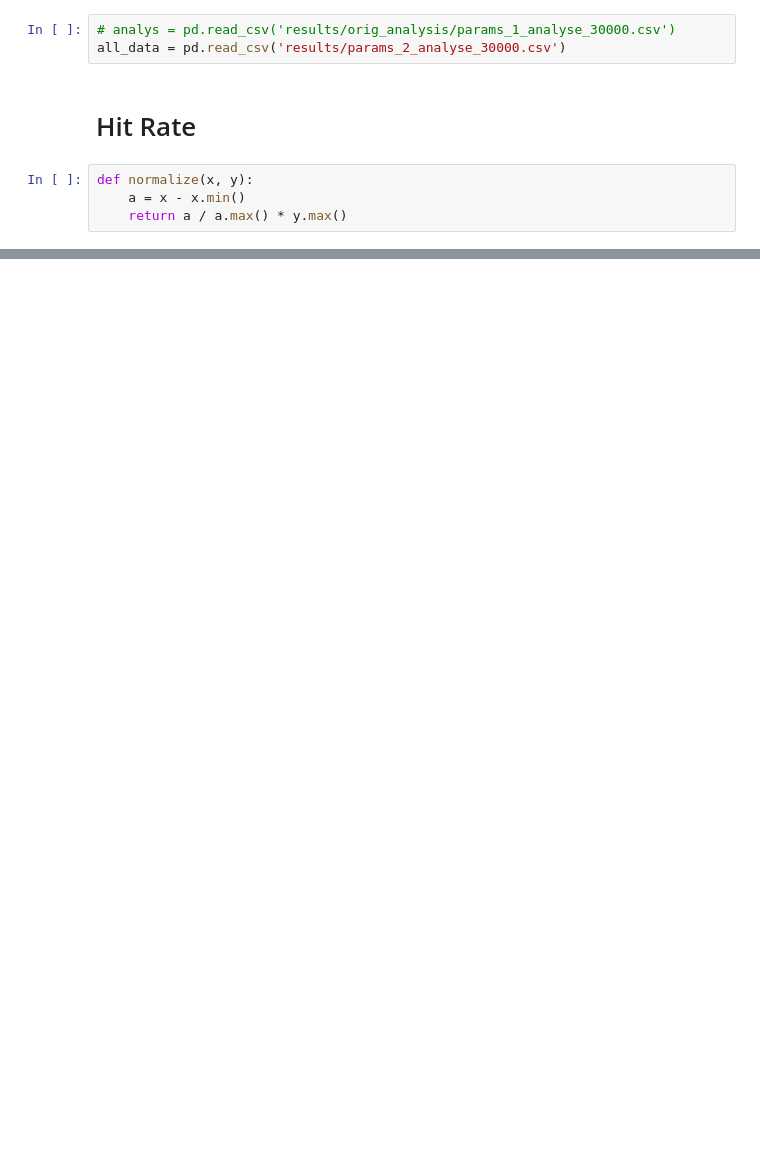
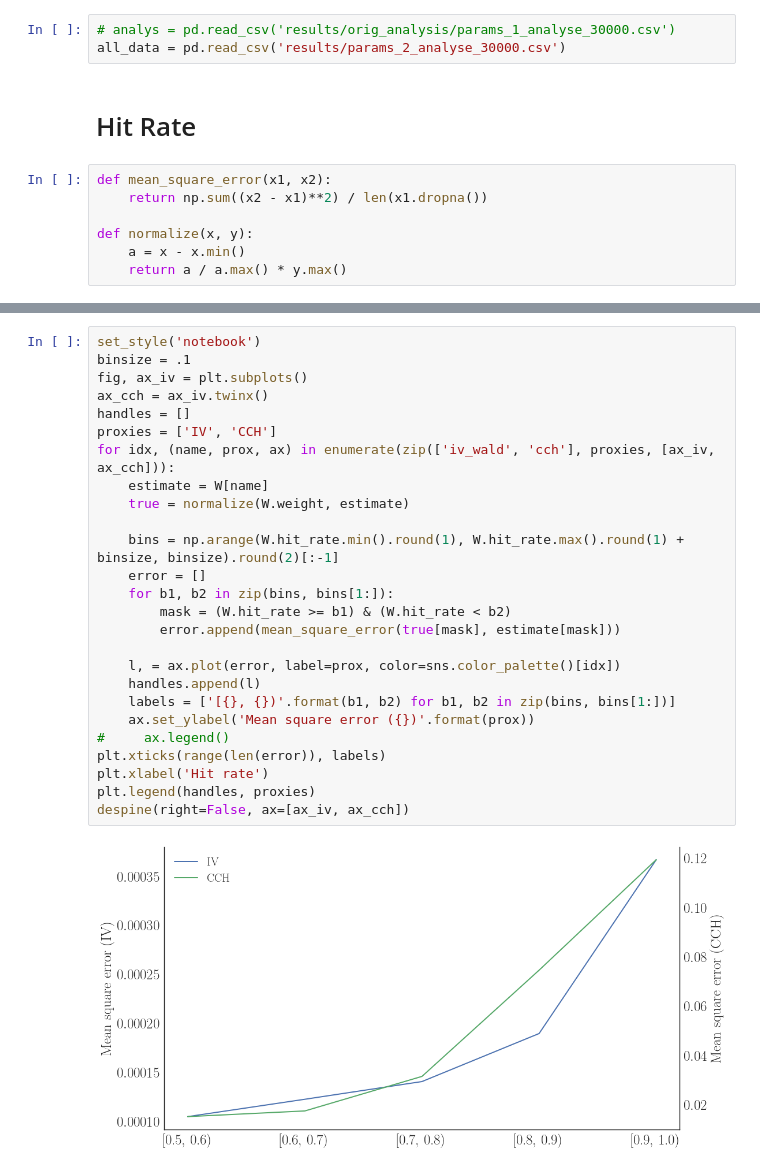
Before and after one commit to lepmik/causal-optogenetics-paper-data, a Jupyter notebook: Figure X Hit Rate.ipynb, the cells around one changed output, grey strips where cells are left out. Saved outputs shown, nothing was run; the diff lists cells and outputs as text; blank space fills up the shorter version.

```diff
--- a/Figure X Hit Rate.ipynb
+++ b/Figure X Hit Rate.ipynb
@@ -24,6 +16,9 @@ all_data = pd.read_csv('results/params_2_analyse_30000.csv')
 # %% [markdown]
 # Hit Rate
 # %%
+def mean_square_error(x1, x2):
+    return np.sum((x2 - x1)**2) / len(x1.dropna())
+
 def normalize(x, y):
     a = x - x.min()
     return a / a.max() * y.max()
@@ -54,0 +50,28 @@ Text(0,0.5,'Absolute error')
+# %%
+set_style('notebook')
+binsize = .1
+fig, ax_iv = plt.subplots()
+ax_cch = ax_iv.twinx()
+handles = []
+proxies = ['IV', 'CCH']
+for idx, (name, prox, ax) in enumerate(zip(['iv_wald', 'cch'], proxies, [ax_iv, ax_cch])):
+    estimate = W[name]
+    true = normalize(W.weight, estimate)
+
+    bins = np.arange(W.hit_rate.min().round(1), W.hit_rate.max().round(1) + binsize, binsize).round(2)[:-1]
+    error = []
+    for b1, b2 in zip(bins, bins[1:]):
+        mask = (W.hit_rate >= b1) & (W.hit_rate < b2)
+        error.append(mean_square_error(true[mask], estimate[mask]))
+
+    l, = ax.plot(error, label=prox, color=sns.color_palette()[idx])
+    handles.append(l)
+    labels = ['[{}, {})'.format(b1, b2) for b1, b2 in zip(bins, bins[1:])]
+    ax.set_ylabel('Mean square error ({})'.format(prox))
+#     ax.legend()
+plt.xticks(range(len(error)), labels)
+plt.xlabel('Hit rate')
+plt.legend(handles, proxies)
+despine(right=False, ax=[ax_iv, ax_cch])
+# %% [output]
+[figure, added]
```
Also changed, not shown: parts of 5 cells of this notebook, 4 other files.
